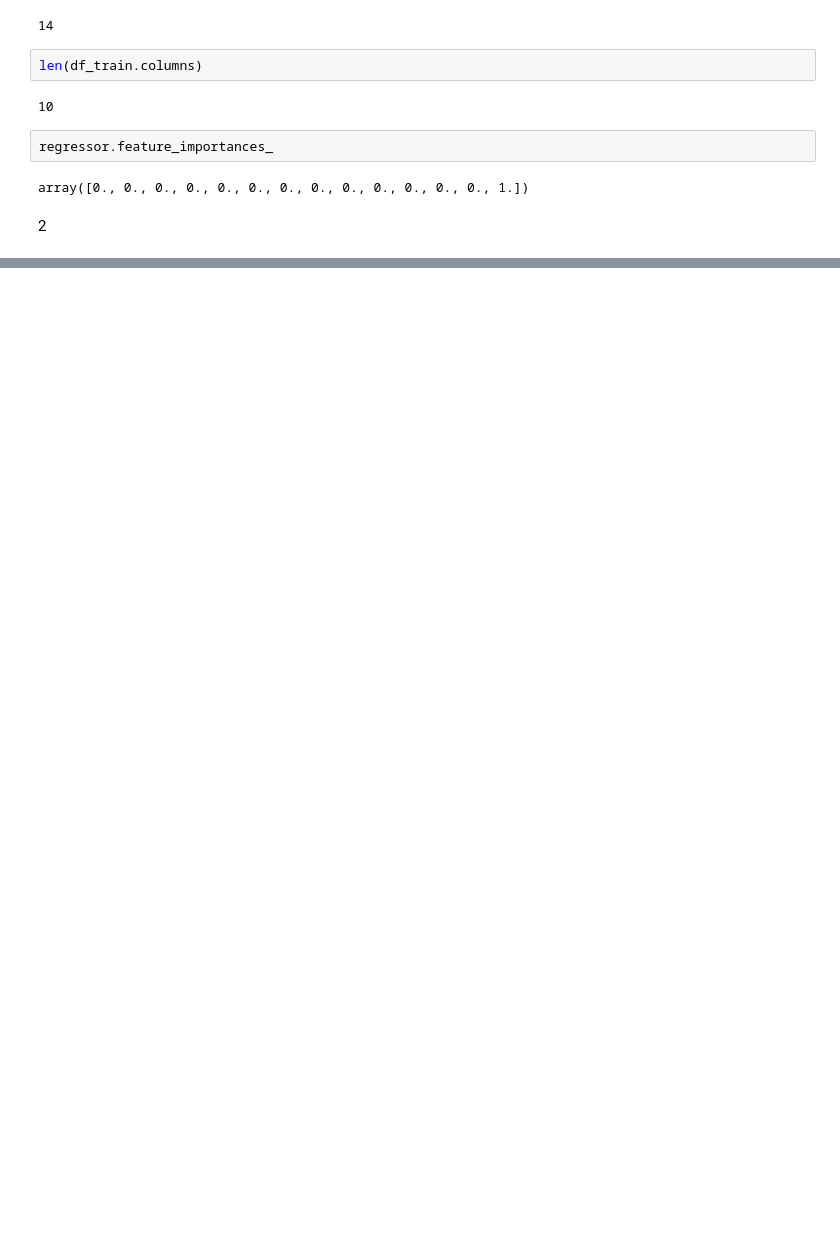
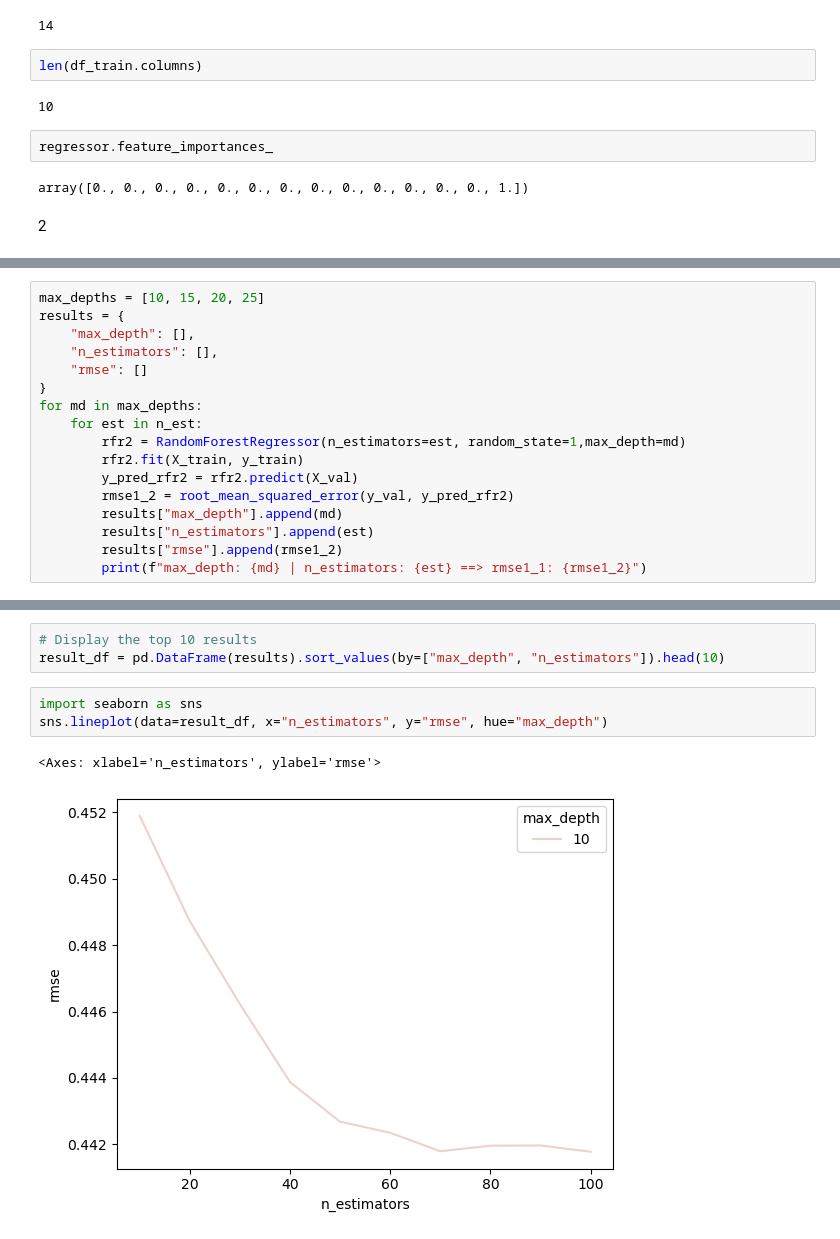
Before and after one commit to pawara101/ml_zoomcamp, a Jupyter notebook: Week-06/homework-06.ipynb, the cells around one changed output, grey strips where cells are left out. Cells and saved outputs as stored; diff of their text form; blank space fills up the shorter version.

```diff
--- a/Week-06/homework-06.ipynb
+++ b/Week-06/homework-06.ipynb
@@ -146,0 +191,17 @@ array([0., 0., 0., 0., 0., 0., 0., 0., 0., 0., 0., 0., 0., 1.])
+# %%
+max_depths = [10, 15, 20, 25]
+results = {
+    "max_depth": [],
+    "n_estimators": [],
+    "rmse": []
+}
+for md in max_depths:
+    for est in n_est:
+        rfr2 = RandomForestRegressor(n_estimators=est, random_state=1,max_depth=md)
+        rfr2.fit(X_train, y_train)
+        y_pred_rfr2 = rfr2.predict(X_val)
+        rmse1_2 = root_mean_squared_error(y_val, y_pred_rfr2)
+        results["max_depth"].append(md)
+        results["n_estimators"].append(est)
+        results["rmse"].append(rmse1_2)
+        print(f"max_depth: {md} | n_estimators: {est} ==> rmse1_1: {rmse1_2}")
@@ -146,0 +226,9 @@ array([0., 0., 0., 0., 0., 0., 0., 0., 0., 0., 0., 0., 0., 1.])
+# %%
+# Display the top 10 results
+result_df = pd.DataFrame(results).sort_values(by=["max_depth", "n_estimators"]).head(10)
+# %%
+import seaborn as sns
+sns.lineplot(data=result_df, x="n_estimators", y="rmse", hue="max_depth")
+# %% [output]
+<Axes: xlabel='n_estimators', ylabel='rmse'>
+[figure, added]
```
Also changed, not shown: parts of 25 cells of this notebook.
